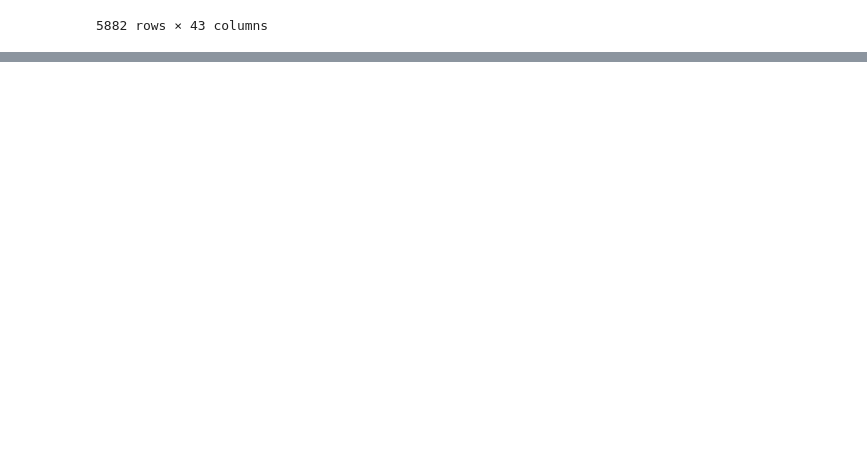
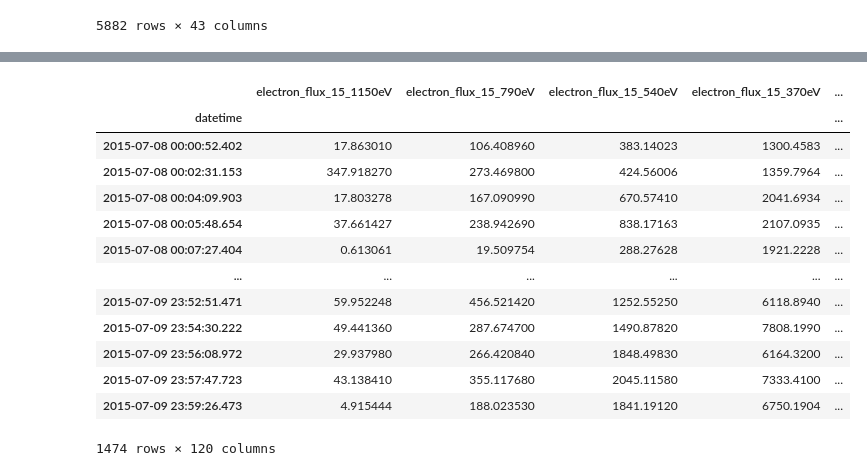
Before and after one commit to Jorgedavyd/SMFGF-SpaceApps, a Jupyter notebook: preprocessing.ipynb, the cells around one changed output, grey strips where cells are left out. Saved outputs shown, nothing was run; the diff lists cells and outputs as text; code cells hidden in the pictures; blank space fills up the shorter version.

```diff
--- a/preprocessing.ipynb
+++ b/preprocessing.ipynb
@@ -157,0 +193,3 @@ TIME: CDF_DOUBLE [3453]
+# %%
+wind_sc.TDP_ELPD(scrap_date)
+# %% [output]
@@ -157,0 +198,14 @@ TIME: CDF_DOUBLE [3453]
+|  | electron_flux_15_1150eV | electron_flux_15_790eV | electron_flux_15_540eV | electron_flux_15_370eV | ... |
+| datetime |  |  |  |  | ... |
+| 2015-07-08 00:00:52.402 | 17.863010 | 106.408960 | 383.14023 | 1300.4583 | ... |
+| 2015-07-08 00:02:31.153 | 347.918270 | 273.469800 | 424.56006 | 1359.7964 | ... |
+| 2015-07-08 00:04:09.903 | 17.803278 | 167.090990 | 670.57410 | 2041.6934 | ... |
+| 2015-07-08 00:05:48.654 | 37.661427 | 238.942690 | 838.17163 | 2107.0935 | ... |
+| 2015-07-08 00:07:27.404 | 0.613061 | 19.509754 | 288.27628 | 1921.2228 | ... |
+| ... | ... | ... | ... | ... | ... |
+| 2015-07-09 23:52:51.471 | 59.952248 | 456.521420 | 1252.55250 | 6118.8940 | ... |
+| 2015-07-09 23:54:30.222 | 49.441360 | 287.674700 | 1490.87820 | 7808.1990 | ... |
+| 2015-07-09 23:56:08.972 | 29.937980 | 266.420840 | 1848.49830 | 6164.3200 | ... |
+| 2015-07-09 23:57:47.723 | 43.138410 | 355.117680 | 2045.11580 | 7333.4100 | ... |
+| 2015-07-09 23:59:26.473 | 4.915444 | 188.023530 | 1841.19120 | 6750.1904 | ... |
+1474 rows × 120 columns
```
Also changed, not shown: parts of 12 cells of this notebook, 3 other files.
